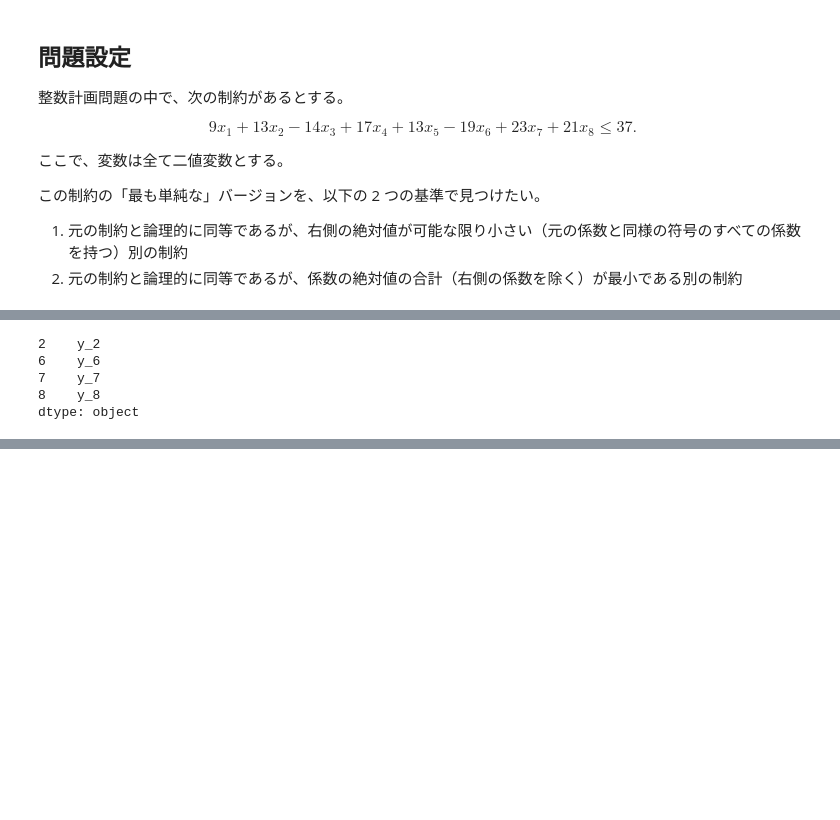
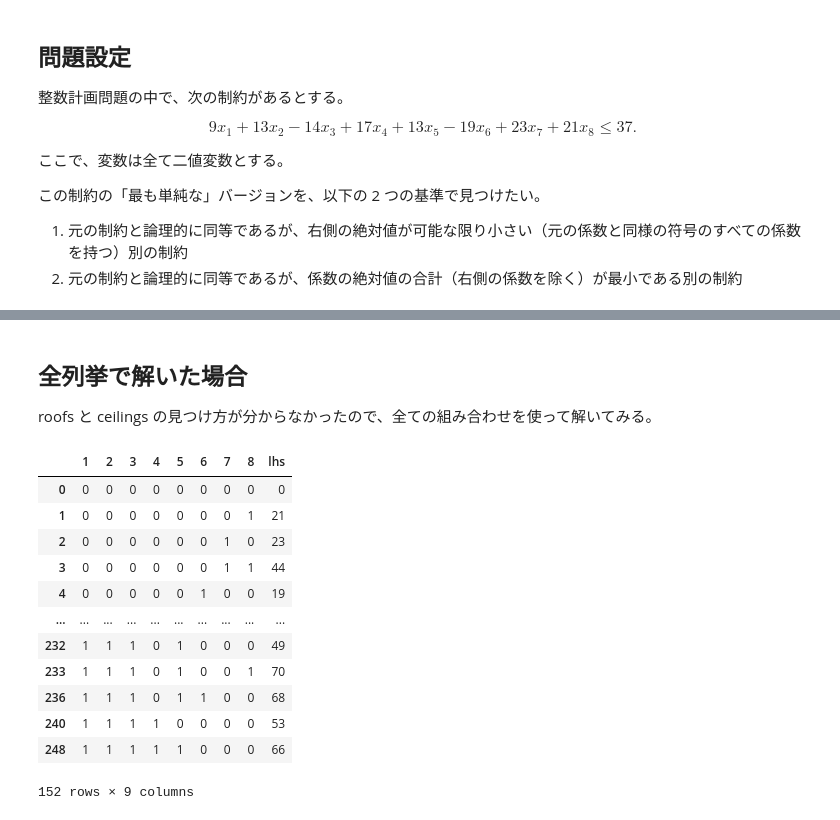
Before and after one commit to ytakashina/modeling_practice, a Jupyter notebook: 12.18 Optimising a constraint.ipynb, the cells around one changed output, grey strips where cells are left out. Saved outputs shown, nothing was run; the diff lists cells and outputs as text; code cells hidden in the pictures; blank space fills up the shorter version.

```diff
--- a/12.18 Optimising a constraint.ipynb
+++ b/12.18 Optimising a constraint.ipynb
@@ -81,15 +50,9 @@ model_r.solve()
-# %%
-is_one = y.apply(lambda x: x.value()).astype(bool)
-y[is_one]
-# %% [output]
-2    y_2
-6    y_6
-7    y_7
-8    y_8
-dtype: object
 # %% [markdown]
 ceilings と roofs を見つければ、$a_i$ を求める線形計画問題の制約式が次のように導出できる。
 
 ![image.png](attachment:image.png)
 
 ここで求まった制約式を用いて、$a_0$ や $\sum_{i=1}^8 a_i$ を最小化するような $a_i$ を求めればよい。
+# %% [markdown]
+## 全列挙で解いた場合
+roofs と ceilings の見つけ方が分からなかったので、全ての組み合わせを使って解いてみる。
@@ -95,0 +62,25 @@ ceilings と roofs を見つければ、$a_i$ を求める線形計画問題の
+# %%
+rows = []
+for indices in product([0, 1], repeat=8):
+    is_used = np.array(indices, dtype=bool)
+    lhs = coef.loc[is_used].sum()
+    rows.append([*indices, lhs])
+df = pd.DataFrame(rows, columns=(*idx, "lhs"))
+# %%
+# feasible な制約を列挙
+df_feasible = df[df["lhs"] <= 70]
+df_feasible
+# %% [output]
+|  | 1 | 2 | 3 | 4 | 5 | 6 | 7 | 8 | lhs |
+| 0 | 0 | 0 | 0 | 0 | 0 | 0 | 0 | 0 | 0 |
+| 1 | 0 | 0 | 0 | 0 | 0 | 0 | 0 | 1 | 21 |
+| 2 | 0 | 0 | 0 | 0 | 0 | 0 | 1 | 0 | 23 |
+| 3 | 0 | 0 | 0 | 0 | 0 | 0 | 1 | 1 | 44 |
+| 4 | 0 | 0 | 0 | 0 | 0 | 1 | 0 | 0 | 19 |
+| ... | ... | ... | ... | ... | ... | ... | ... | ... | ... |
+| 232 | 1 | 1 | 1 | 0 | 1 | 0 | 0 | 0 | 49 |
+| 233 | 1 | 1 | 1 | 0 | 1 | 0 | 0 | 1 | 70 |
+| 236 | 1 | 1 | 1 | 0 | 1 | 1 | 0 | 0 | 68 |
+| 240 | 1 | 1 | 1 | 1 | 0 | 0 | 0 | 0 | 53 |
+| 248 | 1 | 1 | 1 | 1 | 1 | 0 | 0 | 0 | 66 |
+152 rows × 9 columns
```
Also changed, not shown: parts of 13 cells of this notebook, 2 other files.
